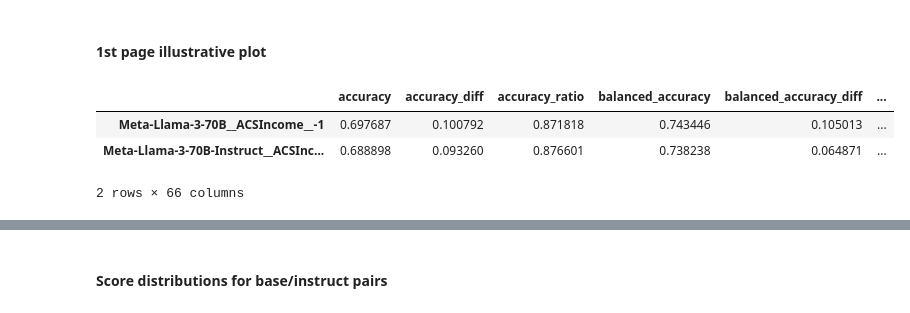
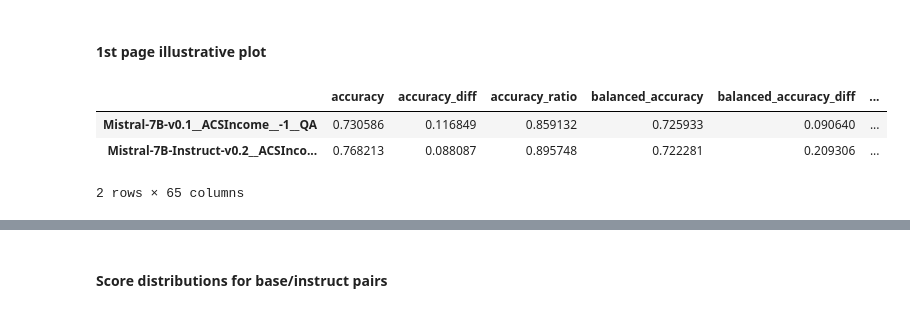
Before and after one commit to socialfoundations/folktexts, a Jupyter notebook: notebooks/paper-plots-and-tables.ipynb, the cells around one changed output, grey strips where cells are left out. Saved outputs shown, nothing was run; the diff lists cells and outputs as text; code cells hidden in the pictures.

```diff
--- a/notebooks/paper-plots-and-tables.ipynb
+++ b/notebooks/paper-plots-and-tables.ipynb
@@ -45,6 +47,7 @@ ALL_TASKS = [
 
 model_col = "config_model_name"
 task_col = "config_task_name"
+numeric_prompt_col = "config_numeric_risk_prompting"
 # %% [markdown]
 List all baseline classifiers here:
 # %%
@@ -167,7 +170,8 @@ def parse_baseline_results(baseline_results) -> list:
 # %% [markdown]
 Check if baseline results were already computed. If so, load csv; otherwise, compute and save.
 # %%
-BASELINE_RESULTS_PATH = ACS_AGG_RESULTS_PATH.parent / ("baseline-results." + ".".join(sorted(baselines.keys())) + ".csv")
+# BASELINE_RESULTS_PATH = ACS_AGG_RESULTS_PATH.parent / ("baseline-results." + ".".join(sorted(baselines.keys())) + ".csv")
+BASELINE_RESULTS_PATH = Path("../results") / ("baseline-results." + ".".join(sorted(baselines.keys())) + ".csv")
 
 # If saved results exists: load
 if BASELINE_RESULTS_PATH.exists():
@@ -225,7 +229,9 @@ all_results_df["model_size"] = [
 ]
 
 def get_model_family(model_name) -> str:
-    if "llama" in model_name.lower():
+    if "gpt" in model_name.lower():
+        return "OpenAI"
+    elif "llama" in model_name.lower():
         return "Llama"
     elif "mistral" in model_name.lower() or "mixtral" in model_name.lower():
         return "Mistral"
@@ -444,26 +464,32 @@ scores_df_map = {
 #### 1st page illustrative plot
 # %%
 example_task = "ACSIncome"
-example_model = "Meta-Llama-3-70B"
+
+example_model = "Mistral-7B-v0.1"
+# example_model = "Meta-Llama-3-70B"
+# example_model = "penai/gpt-4o-mini"
+
+example_uses_num_prompt = False
 baseline_model = "XGBoost"
 # %%
 # Data for baseline model
 baseline_row = all_results_df[(all_results_df["name"] == baseline_model) & (all_results_df[task_col] == example_task)].iloc[0]
 
 # Data for base and instruct models
 example_df = all_results_df[
     (all_results_df[task_col] == example_task)
     & (all_results_df["base_name"] == example_model)
+    & (all_results_df[numeric_prompt_col] == example_uses_num_prompt)
 ]
 
 # Sort examples_df to have (base, instruct) ordering
 example_df = example_df.sort_values("is_inst", ascending=True)
 example_df
 # %% [output]
 |  | accuracy | accuracy_diff | accuracy_ratio | balanced_accuracy | balanced_accuracy_diff | ... |
-| Meta-Llama-3-70B__ACSIncome__-1 | 0.697687 | 0.100792 | 0.871818 | 0.743446 | 0.105013 | ... |
-| Meta-Llama-3-70B-Instruct__ACSInc... | 0.688898 | 0.093260 | 0.876601 | 0.738238 | 0.064871 | ... |
+| Mistral-7B-v0.1__ACSIncome__-1__QA | 0.730586 | 0.116849 | 0.859132 | 0.725933 | 0.090640 | ... |
+| Mistral-7B-Instruct-v0.2__ACSInco... | 0.768213 | 0.088087 | 0.895748 | 0.722281 | 0.209306 | ... |
-2 rows × 66 columns
+2 rows × 65 columns
 # %%
 ALPHA = 0.7
 N_BINS = 20
```
Also changed, not shown: parts of 25 cells of this notebook.
